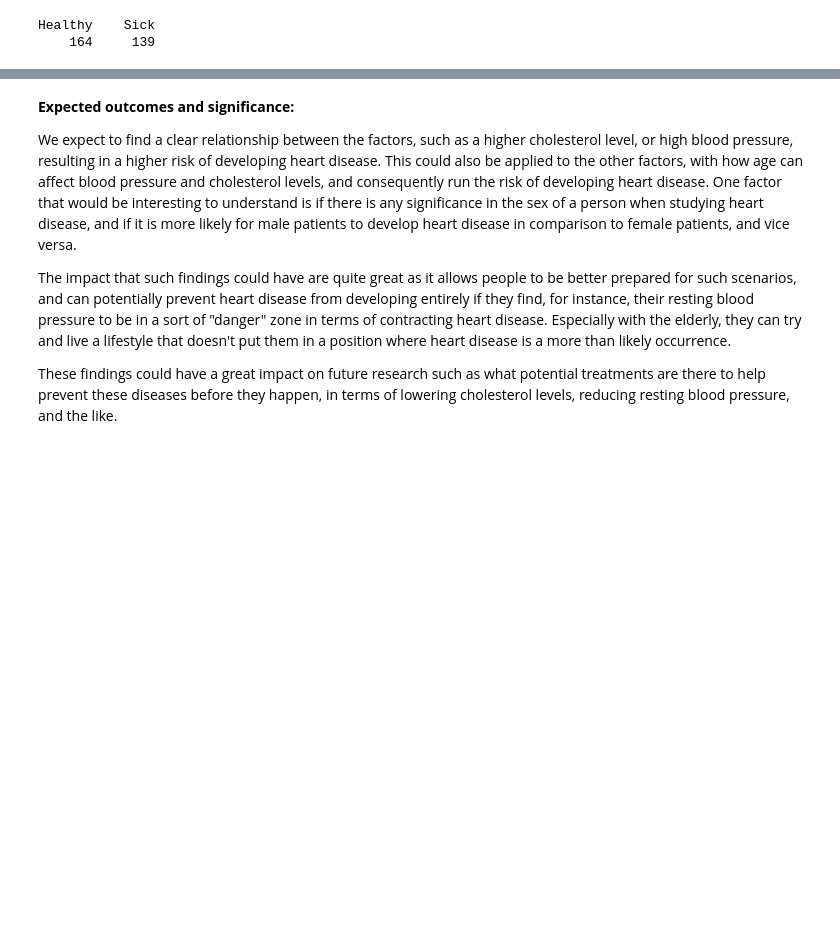
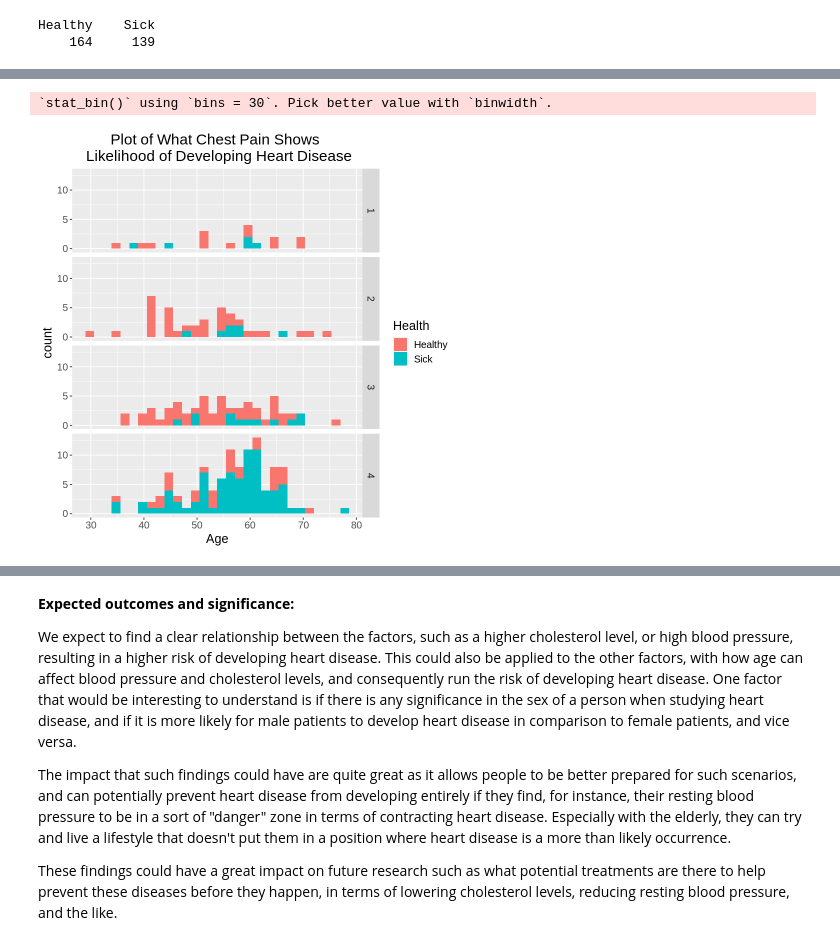
Before and after one commit to Sparsh-I/dsci-group-38, a Jupyter notebook: group_proposal.ipynb, the cells around one changed output, grey strips where cells are left out. Cells and saved outputs as stored; diff of their text form; code cells hidden in the pictures; blank space fills up the shorter version.

```diff
--- a/group_proposal.ipynb
+++ b/group_proposal.ipynb
@@ -96,0 +106,13 @@ $maxbpm
+# %%
+likelihood_of_heart_disease_plot <- heart_data_training |>
+    ggplot(aes(x = age, fill = as_factor(health))) +
+    geom_histogram() +
+    facet_grid(rows = vars(pain.type)) +
+    labs(title = "Plot of What Chest Pain Shows \n Likelihood of Developing Heart Disease", x = "Age", fill = "Health") +
+    scale_fill_discrete(labels = c("Healthy", "Sick")) +
+    theme(text = element_text(size = 15), plot.title = element_text(hjust = 0.5))
+
+likelihood_of_heart_disease_plot
+# %% [output]
+`stat_bin()` using `bins = 30`. Pick better value with `binwidth`.
+[figure, added]
```
Also changed, not shown: parts of 8 cells of this notebook.
